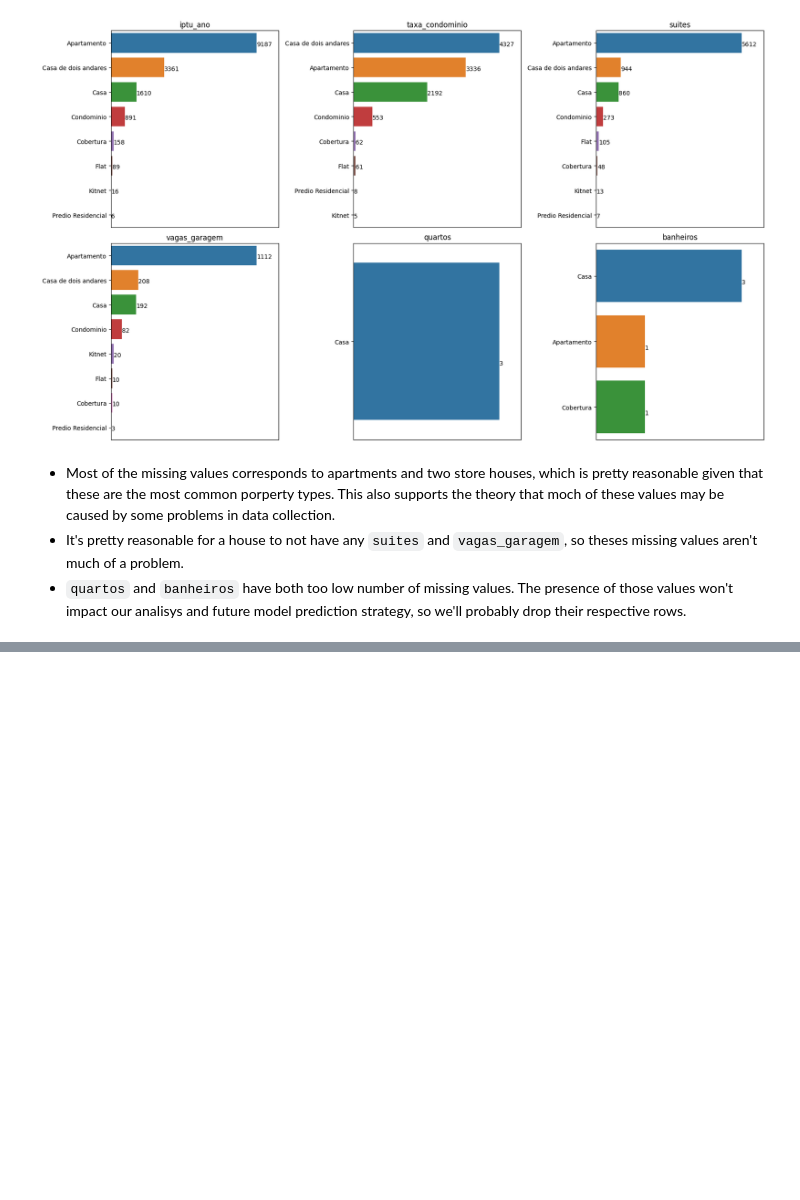
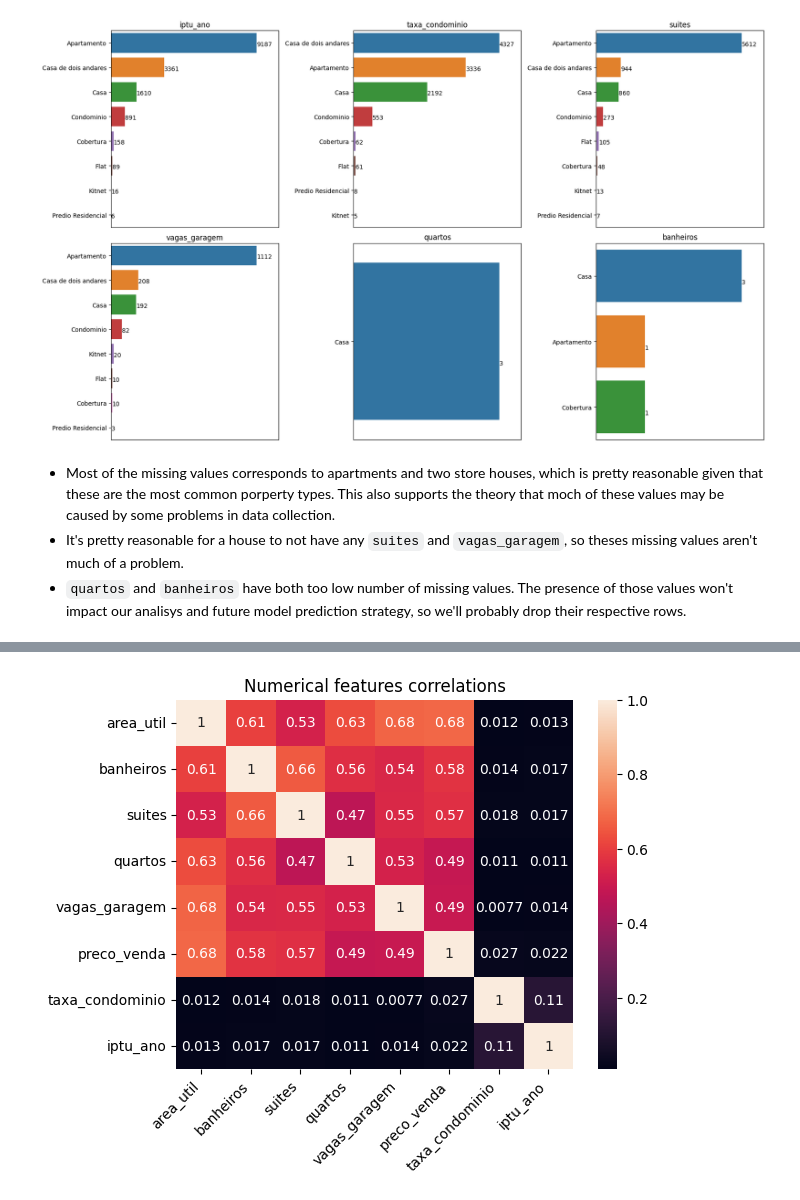
Before and after one commit to TheCamilovisk/HousePricePredictionApp, a Jupyter notebook: notebooks/02-exploratory-data-analysis.ipynb, the cells around one changed output, grey strips where cells are left out. Drawn from its saved outputs; the diff is of its cells as text; code cells hidden in the pictures; blank space fills up the shorter version.

Commit message:
Adding the correlation matrix section.

```diff
--- a/notebooks/02-exploratory-data-analysis.ipynb
+++ b/notebooks/02-exploratory-data-analysis.ipynb
@@ -355,0 +364,9 @@ plt.tight_layout()
+# %%
+corrs = sp_house_price.select_dtypes(include=("float64", "int64")).corr()
+
+plt.figure()
+plt.title("Numerical features correlations")
+sns.heatmap(corrs, annot=True)
+plt.xticks(rotation=45, ha="right");
+# %% [output]
+[figure, added]
```
Also changed, not shown: parts of 3 cells of this notebook.
